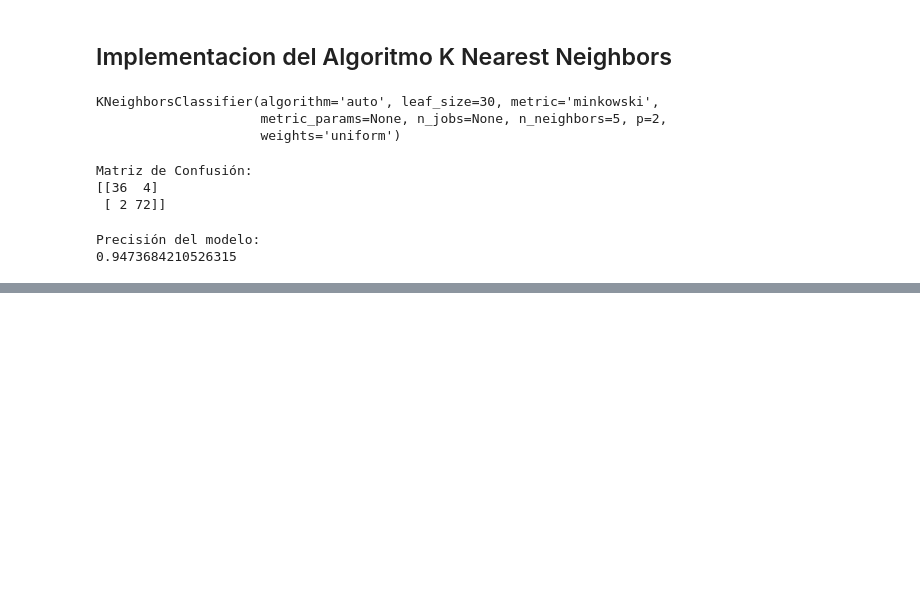
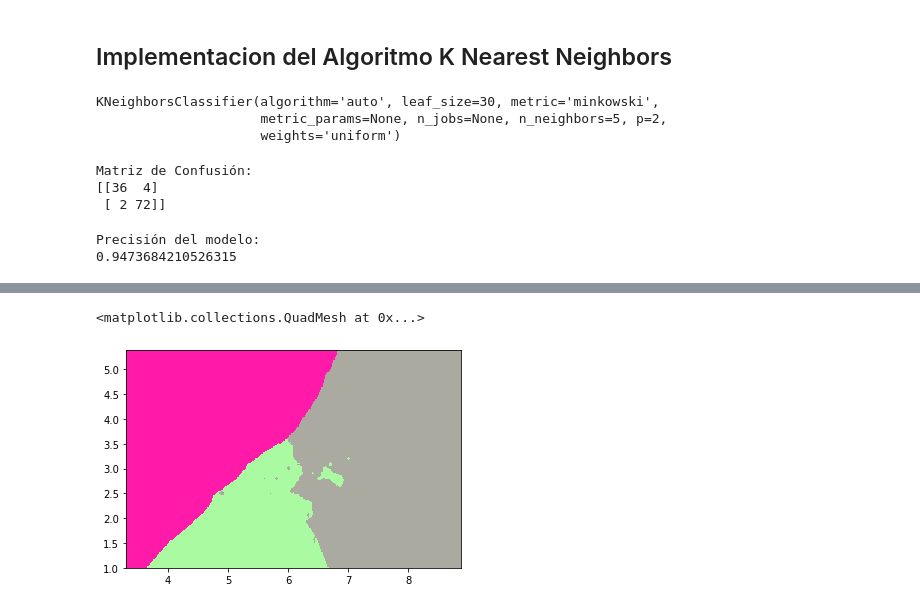
Before and after one commit to RepoIA/Investigacion, a Jupyter notebook: KnearestNeighborsDouglas.ipynb, the cells around one changed output, grey strips where cells are left out. Drawn from its saved outputs; the diff is of its cells as text; code cells hidden in the pictures; blank space fills up the shorter version.

```diff
--- a/KnearestNeighborsDouglas.ipynb
+++ b/KnearestNeighborsDouglas.ipynb
@@ -162,0 +180,28 @@ Precisión del modelo:
+# %%
+# tamaño del paso en la malla
+h = .02
+# %%
+# Create color maps
+cmap_light = ListedColormap(['#FF1AAA', '#AAFAA1', '#AAAAA1'])
+cmap_bold = ListedColormap(['#FF0000', '#19FA05', '#AAAA99'])
+# %%
+for weights in ['uniform', 'distance']:
+  # creamos una instancia de Clasificador de Vecinos y encajamos los datos.
+  clf = neighbors.KNeighborsClassifier(n_neighbors, weights=weights)
+  clf.fit(X, y)
+# %%
+#Plotea el límite de decisión. Para ello, asignaremos un color a cada uno de ellos
+# puntos de la malla [x_min, x_max]x[y_min, y_max].
+x_min, x_max = X[:, 0].min() - 1, X[:, 0].max() + 1
+y_min, y_max = X[:, 1].min() - 1, X[:, 1].max() + 1
+xx, yy = np.meshgrid(np.arange(x_min, x_max, h),
+np.arange(y_min, y_max, h))
+Z = clf.predict(np.c_[xx.ravel(), yy.ravel()])
+# %%
+# Poner el resultado con colores
+Z = Z.reshape(xx.shape)
+plt.figure()
+plt.pcolormesh(xx, yy, Z, cmap=cmap_light)
+# %% [output]
+<matplotlib.collections.QuadMesh at 0x...>
+[figure, added]
```
Also changed, not shown: parts of 6 cells of this notebook.
